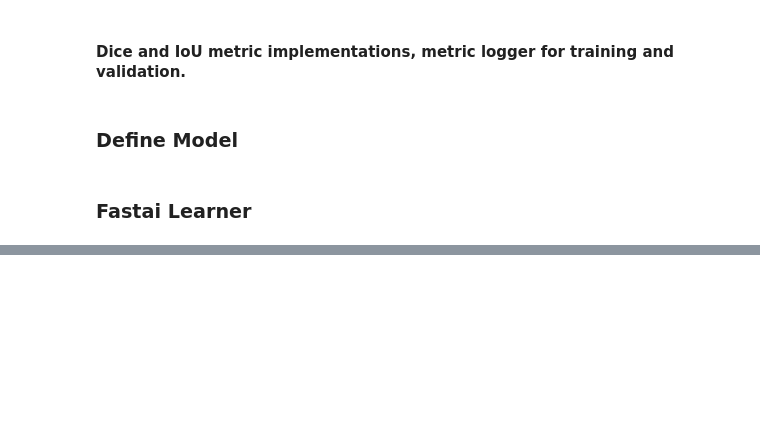
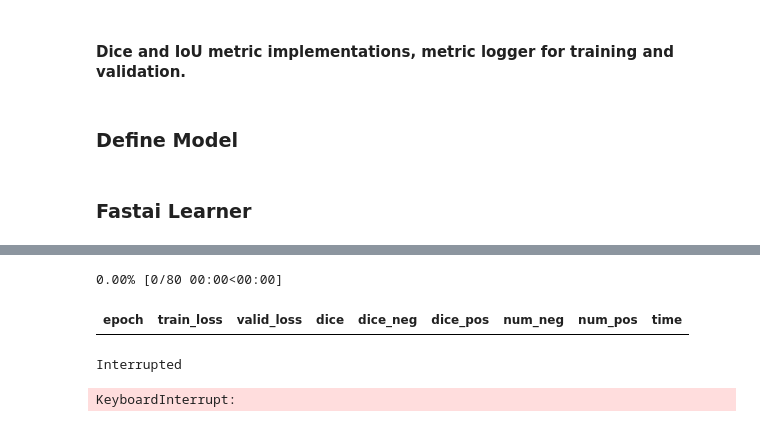
Before and after one commit to raynardj/ssdd, a Jupyter notebook: unet_fpn_train_fp16_fastai.ipynb, the cells around one changed output, grey strips where cells are left out. Drawn from its saved outputs; the diff is of its cells as text; code cells hidden in the pictures; blank space fills up the shorter version.

```diff
--- a/unet_fpn_train_fp16_fastai.ipynb
+++ b/unet_fpn_train_fp16_fastai.ipynb
@@ -300,5 +318,11 @@ from fastai.callbacks import SaveModelCallback
 # %%
-learn.fit_one_cycle(EPOCHS,1e-2, callbacks=[
+learn.unfreeze()
+learn.fit_one_cycle(EPOCHS,(lr/2),wd=1e-3, callbacks=[
 #                                         dices(learn),
                                        cutHorizonCallback(),
                                        SaveModelCallback(learn, every='epoch', monitor='loss')])
+# %% [output]
+0.00% [0/80 00:00<00:00]
+| epoch | train_loss | valid_loss | dice | dice_neg | dice_pos | num_neg | num_pos | time |
+Interrupted
+KeyboardInterrupt:
```
Also changed, not shown: parts of 3 cells of this notebook.
